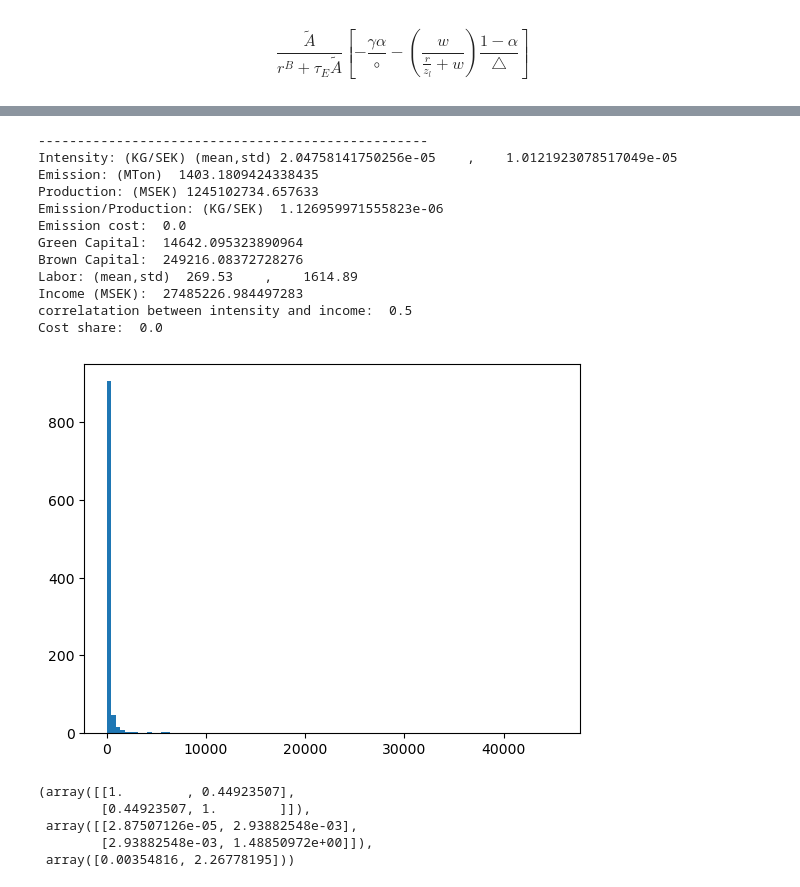
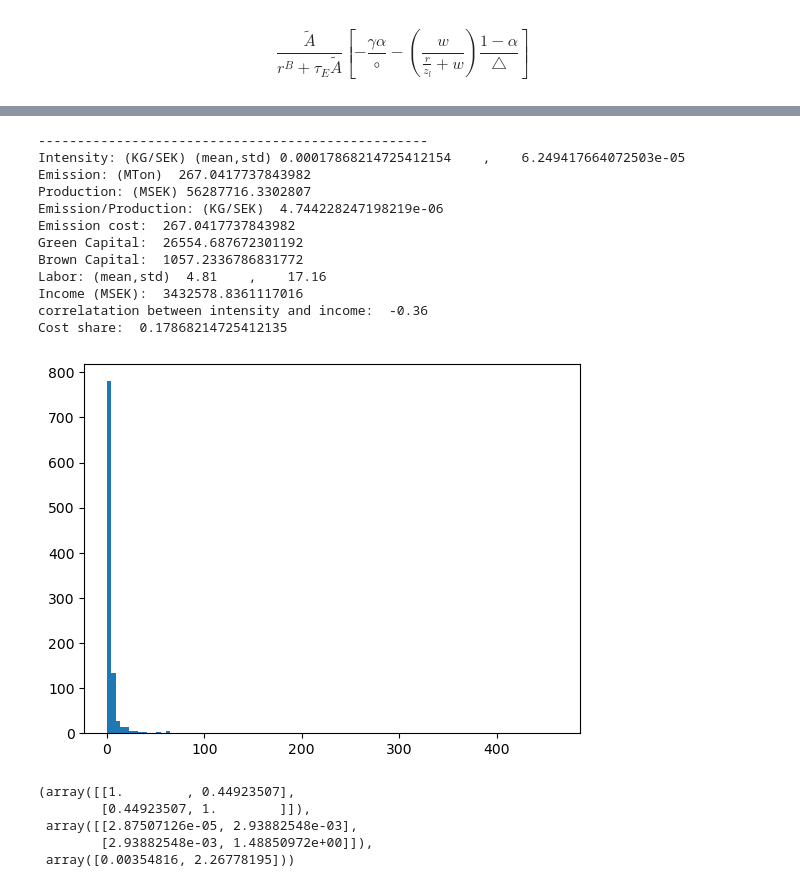
Before and after one commit to mortezaaghajanzadeh/Resource-Reallocation, a Jupyter notebook: code/test.ipynb, the cells around one changed output, grey strips where cells are left out. Saved outputs shown, nothing was run; the diff lists cells and outputs as text; code cells hidden in the pictures.

```diff
--- a/code/test.ipynb
+++ b/code/test.ipynb
@@ -98,7 +98,7 @@ parameters = {
     'γ':2.58,
     'α': 0.25,
     'A_hat':2,
-    'A_tilde': 0.002,
+    'A_tilde': .2,
     'μ': 0,
     'θ': 1,
     'η': np.inf,
@@ -106,10 +106,10 @@ parameters = {
     'r_b': 0.05,
     'green_premium': 0,
     'w': .500, # MSEK
-    'τ_E': 0,# per ton
+    'τ_E': 1000,# per ton
     'n': int(1e3),
     'sd_hat': .45,
-    'sd_tilde': .45,
+    'sd_tilde': 1,
     'rho': .9,
     }
 z_k,z_l,l,Y,p,g, b = ratios_gen(parameters)
@@ -119,45 +119,45 @@ z_k,z_l,l,Y,p,g, b = ratios_gen(parameters)
 # print("production: (MSEK)",production_function(parameters['A_hat'],parameters['β'],z_l,l))
 # print("emission: (ton)",function_intensity(parameters['A_tilde'],parameters['A_hat'],parameters['α'],parameters['γ'],z_l,z_k,parameters['β']) * production_function(parameters['A_hat'],parameters['β'],z_l,l))
 
 ##
 print("-"*50)
 ##
 
 res = simulate_firms(parameters)
 
 emissions,production,intensity,emission_cost,G_c,B_c,l,income,cost_share,price = res[0],res[1],res[2],res[3],res[4],res[5],res[6],res[7],res[8],res[9]
 Y = CES_aggregator(production,parameters['σ'])
 e = sum(emissions)
 
 print("Intensity: (KG/SEK) (mean,std)",intensity.mean(),"   ,   ", intensity.std())
 print("Emission: (MTon) ",e)
 print("Production: (MSEK)",Y)
 print("Emission/Production: (KG/SEK) ",e/Y)
 print("Emission cost: ",sum(emission_cost))
 print("Green Capital: ",sum(G_c))
 print("Brown Capital: ",sum(B_c))
 print("Labor: (mean,std) ",l.mean().round(2),"   ,   ",l.std().round(2))
 print("Income (MSEK): ",sum(income))
 print("correlatation between intensity and income: ",np.corrcoef(intensity,income)[0,1].round(2))
 print("Cost share: ",sum(cost_share)/len(cost_share))
 #hist plot
 plt.figure()
 plt.hist(l,bins=100)
 plt.show()
 # %% [output]
 --------------------------------------------------
-Intensity: (KG/SEK) (mean,std) 2.04758141750256e-05    ,    1.0121923078517049e-05
-Emission: (MTon)  1403.1809424338435
-Production: (MSEK) 1245102734.657633
-Emission/Production: (KG/SEK)  1.126959971555823e-06
-Emission cost:  0.0
-Green Capital:  14642.095323890964
-Brown Capital:  249216.08372728276
-Labor: (mean,std)  269.53    ,    1614.89
-Income (MSEK):  27485226.984497283
-correlatation between intensity and income:  0.5
-Cost share:  0.0
+Intensity: (KG/SEK) (mean,std) 0.00017868214725412154    ,    6.249417664072503e-05
+Emission: (MTon)  267.0417737843982
+Production: (MSEK) 56287716.3302807
+Emission/Production: (KG/SEK)  4.744228247198219e-06
+Emission cost:  267.0417737843982
+Green Capital:  26554.687672301192
+Brown Capital:  1057.2336786831772
+Labor: (mean,std)  4.81    ,    17.16
+Income (MSEK):  3432578.8361117016
+correlatation between intensity and income:  -0.36
+Cost share:  0.17868214725412135
-[figure, old version]
+[figure, new version]
 # %%
 par = parameters.copy()
 α = par['α']
```
